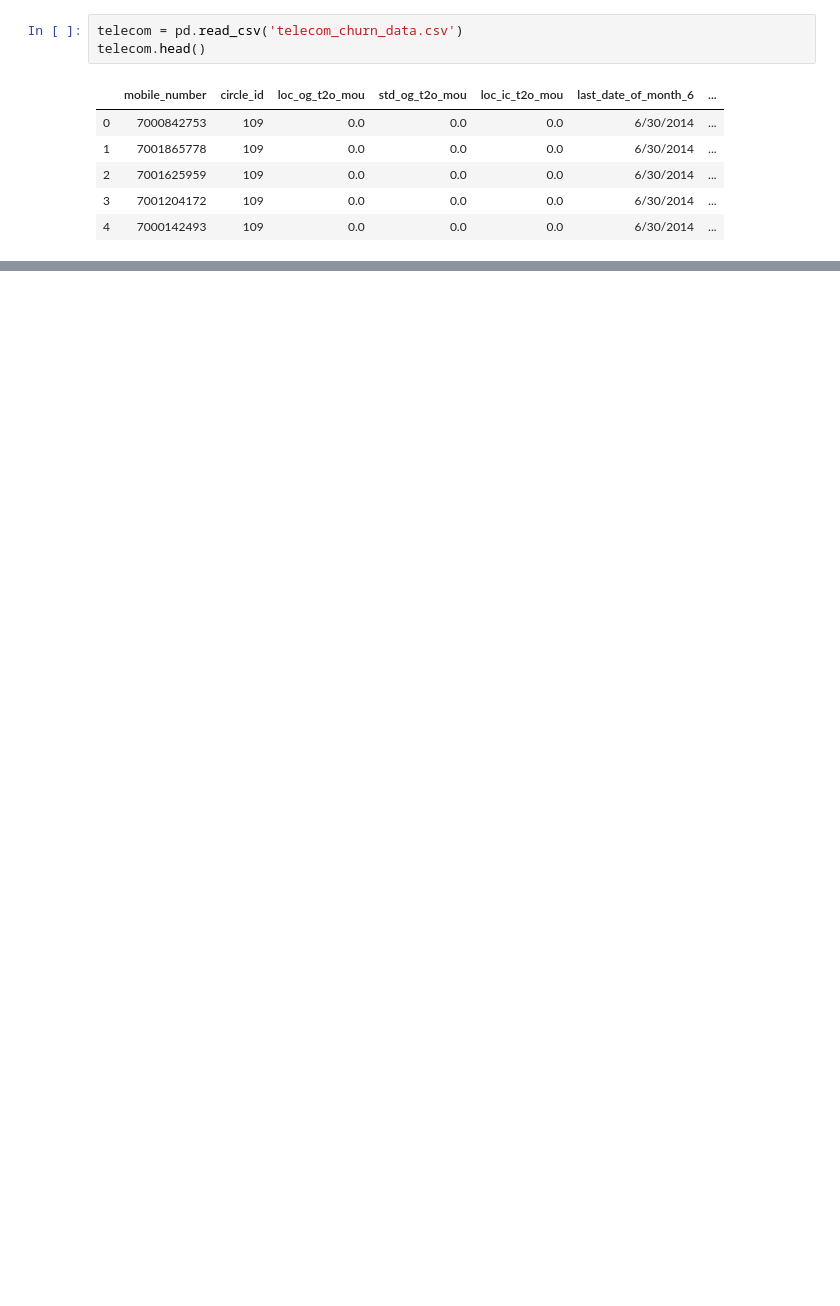
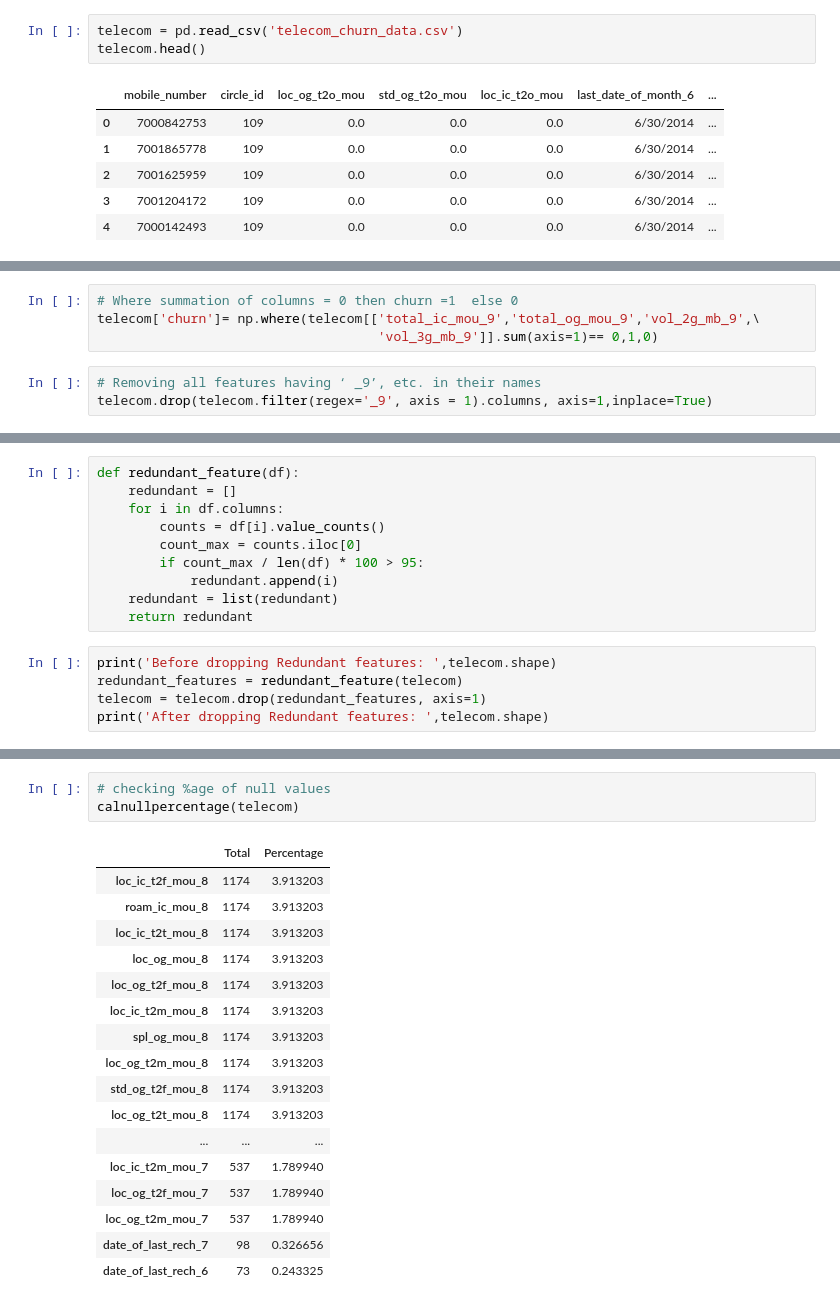
Before and after one commit to nveenkumr/TelecomChurn-ML, a Jupyter notebook: TelecomChurn-MLCaseStudy.ipynb, the cells around one changed output, grey strips where cells are left out. Drawn from its saved outputs; the diff is of its cells as text; blank space fills up the shorter version.

```diff
--- a/TelecomChurn-MLCaseStudy.ipynb
+++ b/TelecomChurn-MLCaseStudy.ipynb
@@ -233,0 +222,7 @@ include_cols
+# %%
+# Where summation of columns = 0 then churn =1  else 0
+telecom['churn']= np.where(telecom[['total_ic_mou_9','total_og_mou_9','vol_2g_mb_9',\
+                                    'vol_3g_mb_9']].sum(axis=1)== 0,1,0)
+# %%
+# Removing all features having ‘ _9’, etc. in their names
+telecom.drop(telecom.filter(regex='_9', axis = 1).columns, axis=1,inplace=True)
@@ -233,0 +244,15 @@ include_cols
+# %%
+def redundant_feature(df):
+    redundant = []
+    for i in df.columns:
+        counts = df[i].value_counts()
+        count_max = counts.iloc[0]
+        if count_max / len(df) * 100 > 95:
+            redundant.append(i)
+    redundant = list(redundant)
+    return redundant
+# %%
+print('Before dropping Redundant features: ',telecom.shape)
+redundant_features = redundant_feature(telecom)
+telecom = telecom.drop(redundant_features, axis=1)
+print('After dropping Redundant features: ',telecom.shape)
@@ -233,0 +272,21 @@ include_cols
+# %%
+# checking %age of null values
+calnullpercentage(telecom)
+# %% [output]
+|  | Total | Percentage |
+| loc_ic_t2f_mou_8 | 1174 | 3.913203 |
+| roam_ic_mou_8 | 1174 | 3.913203 |
+| loc_ic_t2t_mou_8 | 1174 | 3.913203 |
+| loc_og_mou_8 | 1174 | 3.913203 |
+| loc_og_t2f_mou_8 | 1174 | 3.913203 |
+| loc_ic_t2m_mou_8 | 1174 | 3.913203 |
+| spl_og_mou_8 | 1174 | 3.913203 |
+| loc_og_t2m_mou_8 | 1174 | 3.913203 |
+| std_og_t2f_mou_8 | 1174 | 3.913203 |
+| loc_og_t2t_mou_8 | 1174 | 3.913203 |
+| ... | ... | ... |
+| loc_ic_t2m_mou_7 | 537 | 1.789940 |
+| loc_og_t2f_mou_7 | 537 | 1.789940 |
+| loc_og_t2m_mou_7 | 537 | 1.789940 |
+| date_of_last_rech_7 | 98 | 0.326656 |
+| date_of_last_rech_6 | 73 | 0.243325 |
```
Also changed, not shown: parts of 43 cells of this notebook.
